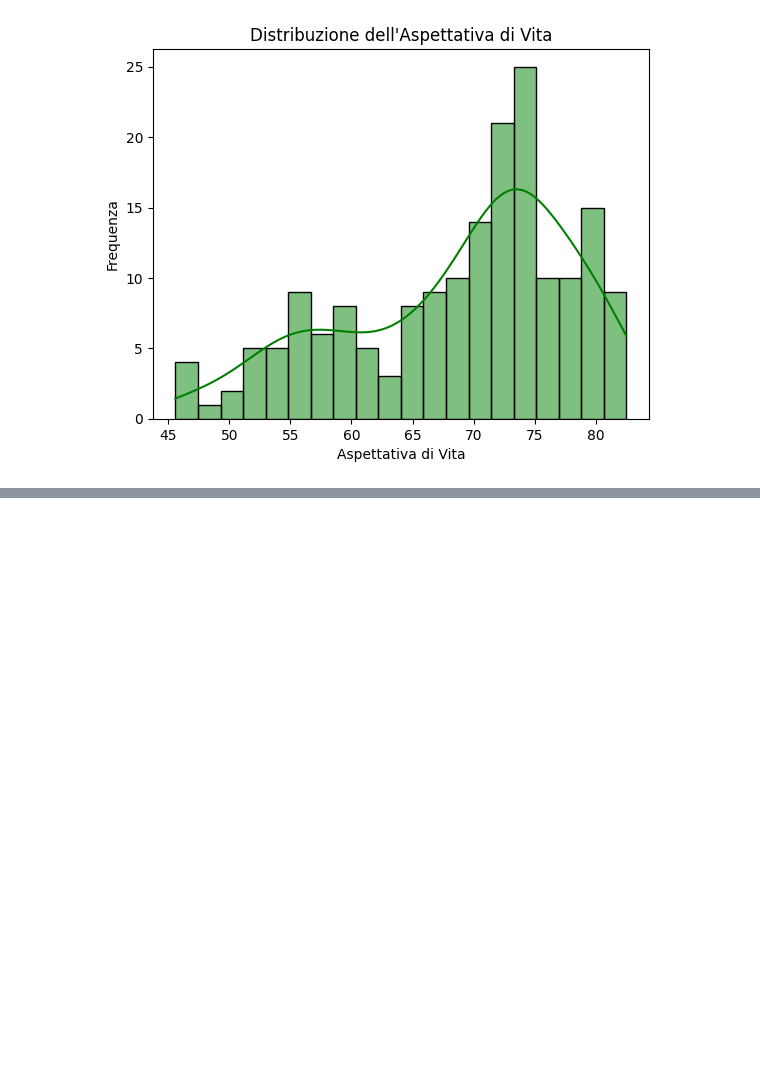
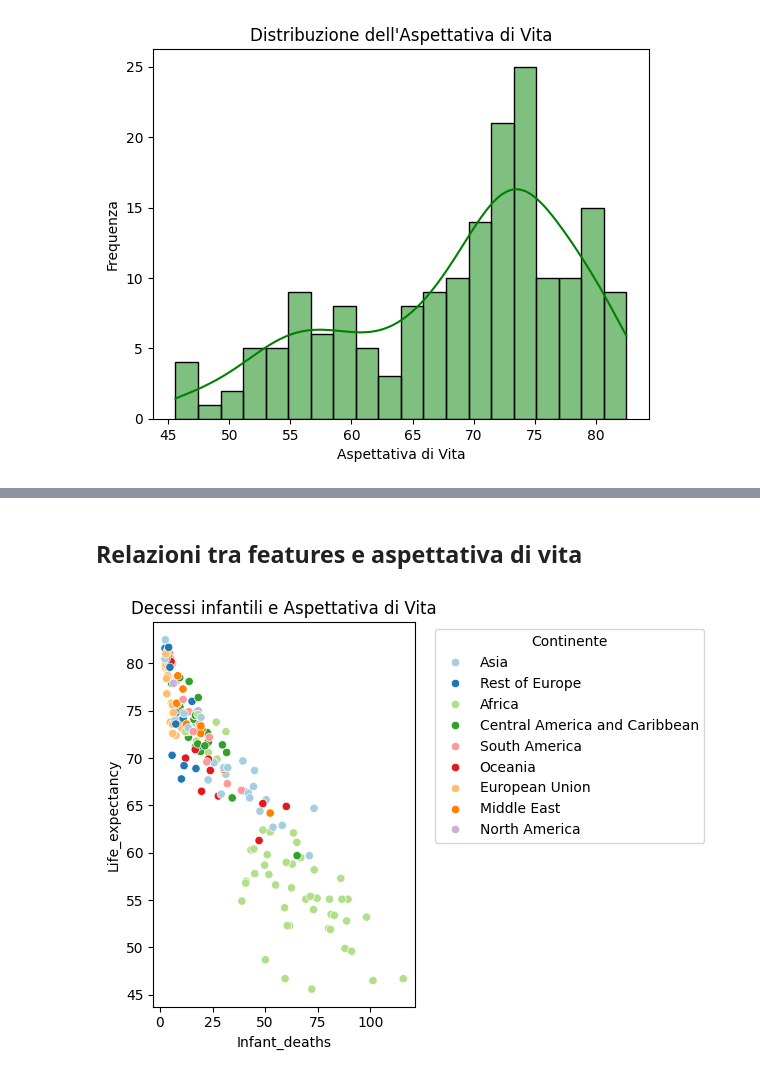
Before and after one commit to SkybunNataliia/Progetto-BigData, a Jupyter notebook: aspettativa_di_vita.ipynb, the cells around one changed output, grey strips where cells are left out. Saved outputs shown, nothing was run; the diff lists cells and outputs as text; code cells hidden in the pictures; blank space fills up the shorter version.

Commit message:
Add plots to visualize relationships

```diff
--- a/aspettativa_di_vita.ipynb
+++ b/aspettativa_di_vita.ipynb
@@ -169,0 +182,13 @@ plt.show()
+# %% [markdown]
+## Relazioni tra features e aspettativa di vita
+# %%
+# Infant_deaths e Aspettativa di vita
+sns.scatterplot(data=df, x='Infant_deaths', y='Life_expectancy', hue='Region', palette="Paired")
+
+# Spostare la legenda fuori dal grafico
+plt.legend(bbox_to_anchor=(1.05, 1), loc="upper left", title="Continente")
+plt.title("Decessi infantili e Aspettativa di Vita")
+plt.tight_layout()
+plt.show()
+# %% [output]
+[figure, added]
```
Also changed, not shown: parts of 10 cells of this notebook.
